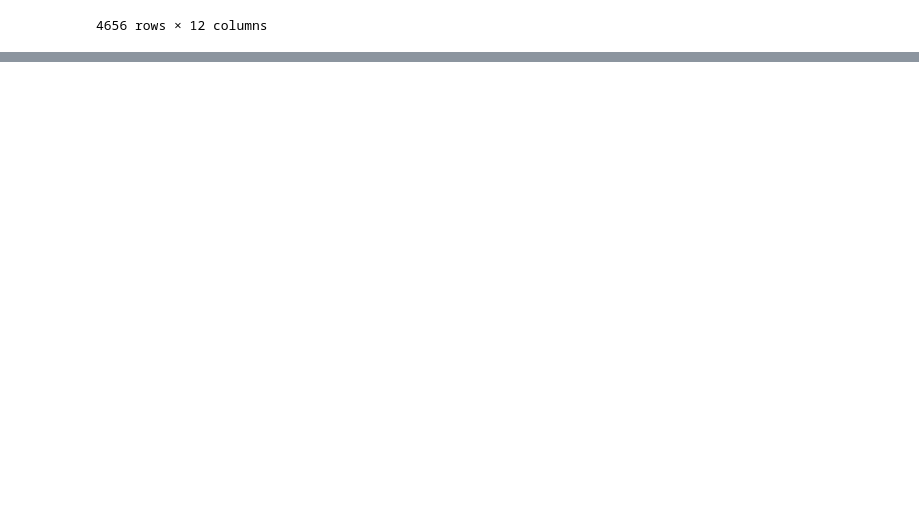
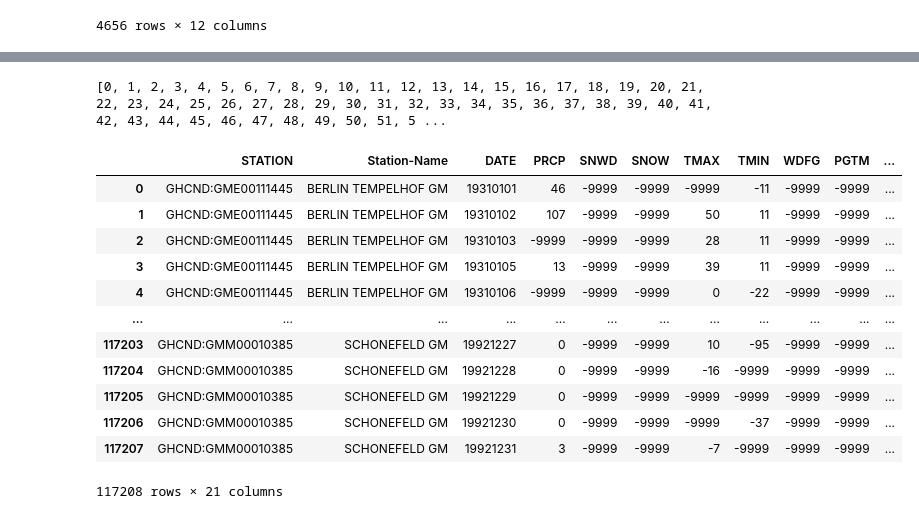
Before and after one commit to SandraKrishnan99/ML, a Jupyter notebook: Pandas3.ipynb, the cells around one changed output, grey strips where cells are left out. Cells and saved outputs as stored; diff of their text form; code cells hidden in the pictures; blank space fills up the shorter version.

```diff
--- a/Pandas3.ipynb
+++ b/Pandas3.ipynb
@@ -228,0 +244,2 @@ df1[df1.isnull().any(axis=1)]
+# %%
+df2=pd.read_csv(r"https://raw.githubusercontent.com/kjam/data-wrangling-pycon/master/data/berlin_weather_oldest.csv")
@@ -230,0 +288,7 @@ df1[df1.isnull().any(axis=1)]
+# %%
+#Ans)
+
+a=list(df2.index)
+print(a)
+# %% [output]
+[0, 1, 2, 3, 4, 5, 6, 7, 8, 9, 10, 11, 12, 13, 14, 15, 16, 17, 18, 19, 20, 21, 22, 23, 24, 25, 26, 27, 28, 29, 30, 31, 32, 33, 34, 35, 36, 37, 38, 39, 40, 41, 42, 43, 44, 45, 46, 47, 48, 49, 50, 51, 5 ...
@@ -230,0 +297,19 @@ df1[df1.isnull().any(axis=1)]
+# %%
+#Ans)
+
+df2.rename(columns={'STATION_NAME':'Station-Name'},inplace=True)
+df2
+# %% [output]
+|  | STATION | Station-Name | DATE | PRCP | SNWD | SNOW | TMAX | TMIN | WDFG | PGTM | ... |
+| 0 | GHCND:GME00111445 | BERLIN TEMPELHOF GM | 19310101 | 46 | -9999 | -9999 | -9999 | -11 | -9999 | -9999 | ... |
+| 1 | GHCND:GME00111445 | BERLIN TEMPELHOF GM | 19310102 | 107 | -9999 | -9999 | 50 | 11 | -9999 | -9999 | ... |
+| 2 | GHCND:GME00111445 | BERLIN TEMPELHOF GM | 19310103 | -9999 | -9999 | -9999 | 28 | 11 | -9999 | -9999 | ... |
+| 3 | GHCND:GME00111445 | BERLIN TEMPELHOF GM | 19310105 | 13 | -9999 | -9999 | 39 | 11 | -9999 | -9999 | ... |
+| 4 | GHCND:GME00111445 | BERLIN TEMPELHOF GM | 19310106 | -9999 | -9999 | -9999 | 0 | -22 | -9999 | -9999 | ... |
+| ... | ... | ... | ... | ... | ... | ... | ... | ... | ... | ... | ... |
+| 117203 | GHCND:GMM00010385 | SCHONEFELD GM | 19921227 | 0 | -9999 | -9999 | 10 | -95 | -9999 | -9999 | ... |
+| 117204 | GHCND:GMM00010385 | SCHONEFELD GM | 19921228 | 0 | -9999 | -9999 | -16 | -9999 | -9999 | -9999 | ... |
+| 117205 | GHCND:GMM00010385 | SCHONEFELD GM | 19921229 | 0 | -9999 | -9999 | -9999 | -9999 | -9999 | -9999 | ... |
+| 117206 | GHCND:GMM00010385 | SCHONEFELD GM | 19921230 | 0 | -9999 | -9999 | -9999 | -37 | -9999 | -9999 | ... |
+| 117207 | GHCND:GMM00010385 | SCHONEFELD GM | 19921231 | 3 | -9999 | -9999 | -7 | -9999 | -9999 | -9999 | ... |
+117208 rows × 21 columns
```
Also changed, not shown: parts of 24 cells of this notebook.
